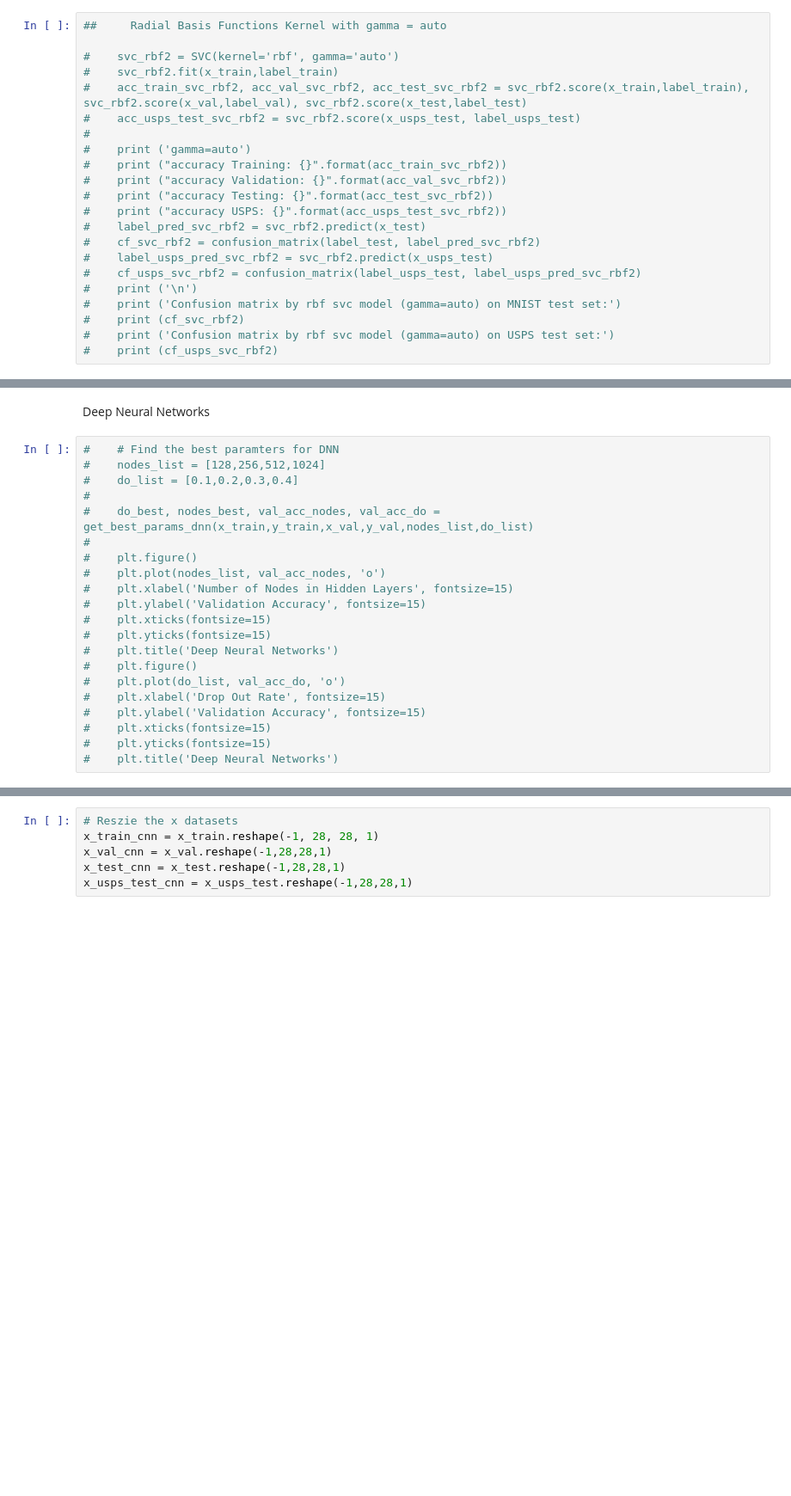
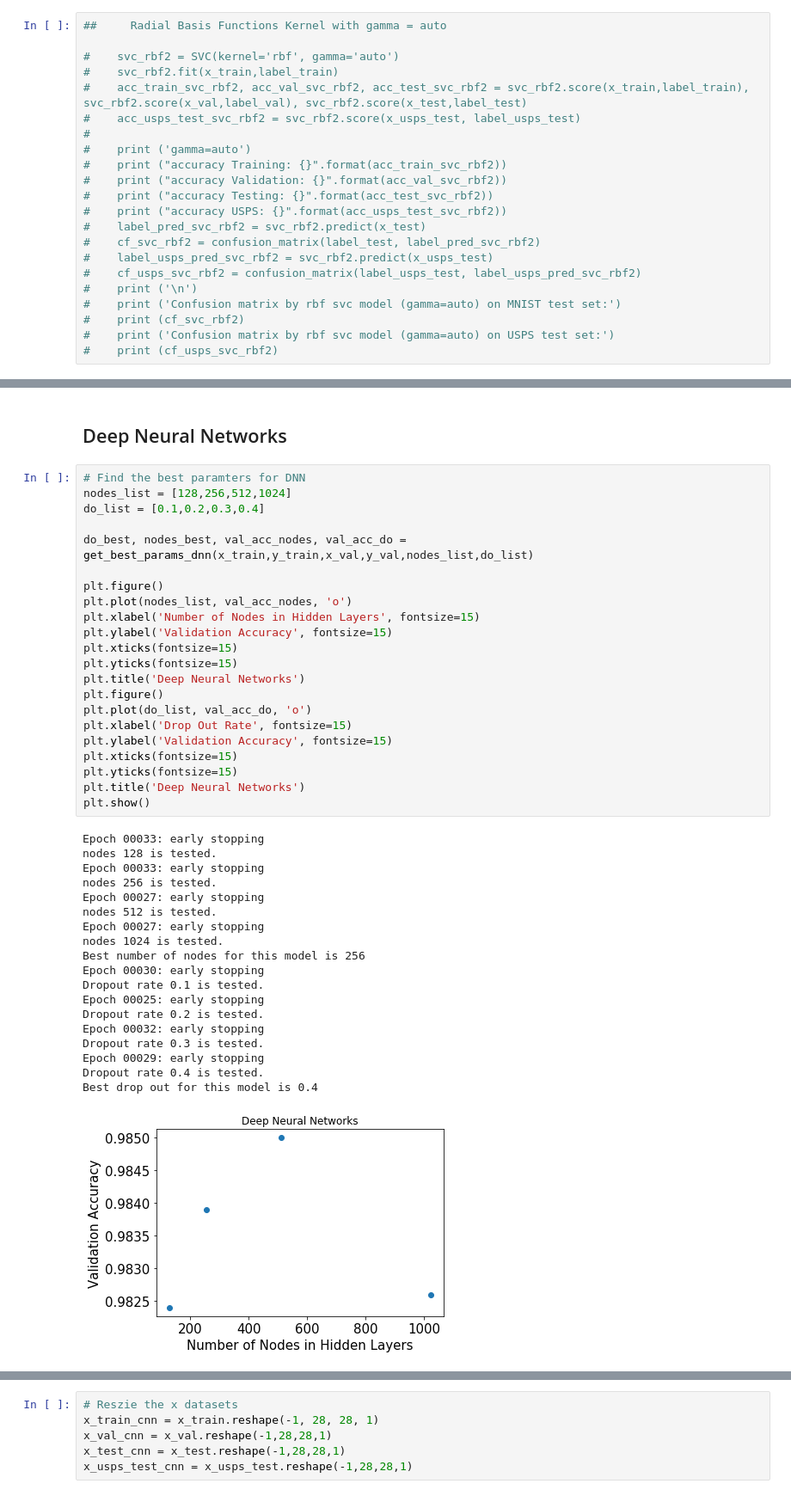
Before and after one commit to yiqichenshallwetalk/DigitClassifier, a Jupyter notebook: DigitClassifier.ipynb, the cells around one changed output, grey strips where cells are left out. Shown at 86% size. Saved outputs shown, nothing was run; the diff lists cells and outputs as text; blank space fills up the shorter version.

```diff
--- a/DigitClassifier.ipynb
+++ b/DigitClassifier.ipynb
@@ -576,23 +619,44 @@ Confusion matrix by random forest model on USPS test set:
 # %% [markdown]
-Deep Neural Networks
+## Deep Neural Networks
 # %%
-#    # Find the best paramters for DNN
-#    nodes_list = [128,256,512,1024]
-#    do_list = [0.1,0.2,0.3,0.4]
-#
-#    do_best, nodes_best, val_acc_nodes, val_acc_do = get_best_params_dnn(x_train,y_train,x_val,y_val,nodes_list,do_list)
-#
-#    plt.figure()
-#    plt.plot(nodes_list, val_acc_nodes, 'o')
-#    plt.xlabel('Number of Nodes in Hidden Layers', fontsize=15)
-#    plt.ylabel('Validation Accuracy', fontsize=15)
-#    plt.xticks(fontsize=15)
-#    plt.yticks(fontsize=15)
-#    plt.title('Deep Neural Networks')
-#    plt.figure()
-#    plt.plot(do_list, val_acc_do, 'o')
-#    plt.xlabel('Drop Out Rate', fontsize=15)
-#    plt.ylabel('Validation Accuracy', fontsize=15)
-#    plt.xticks(fontsize=15)
-#    plt.yticks(fontsize=15)
-#    plt.title('Deep Neural Networks')
+# Find the best paramters for DNN
+nodes_list = [128,256,512,1024]
+do_list = [0.1,0.2,0.3,0.4]
+
+do_best, nodes_best, val_acc_nodes, val_acc_do = get_best_params_dnn(x_train,y_train,x_val,y_val,nodes_list,do_list)
+
+plt.figure()
+plt.plot(nodes_list, val_acc_nodes, 'o')
+plt.xlabel('Number of Nodes in Hidden Layers', fontsize=15)
+plt.ylabel('Validation Accuracy', fontsize=15)
+plt.xticks(fontsize=15)
+plt.yticks(fontsize=15)
+plt.title('Deep Neural Networks')
+plt.figure()
+plt.plot(do_list, val_acc_do, 'o')
+plt.xlabel('Drop Out Rate', fontsize=15)
+plt.ylabel('Validation Accuracy', fontsize=15)
+plt.xticks(fontsize=15)
+plt.yticks(fontsize=15)
+plt.title('Deep Neural Networks')
+plt.show()
+# %% [output]
+Epoch 00033: early stopping
+nodes 128 is tested.
+Epoch 00033: early stopping
+nodes 256 is tested.
+Epoch 00027: early stopping
+nodes 512 is tested.
+Epoch 00027: early stopping
+nodes 1024 is tested.
+Best number of nodes for this model is 256
+Epoch 00030: early stopping
+Dropout rate 0.1 is tested.
+Epoch 00025: early stopping
+Dropout rate 0.2 is tested.
+Epoch 00032: early stopping
+Dropout rate 0.3 is tested.
+Epoch 00029: early stopping
+Dropout rate 0.4 is tested.
+Best drop out for this model is 0.4
+[figure, added]
```
Also changed, not shown: parts of 42 cells of this notebook.
